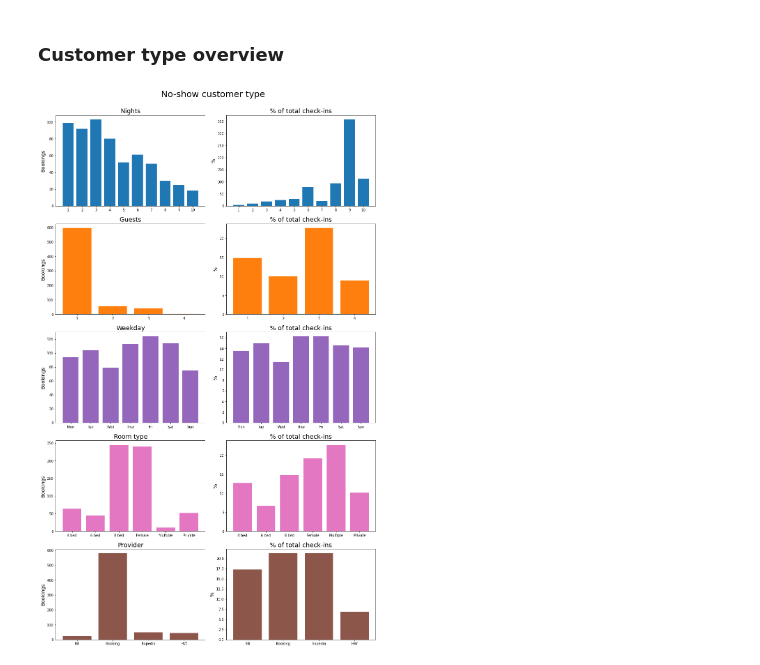
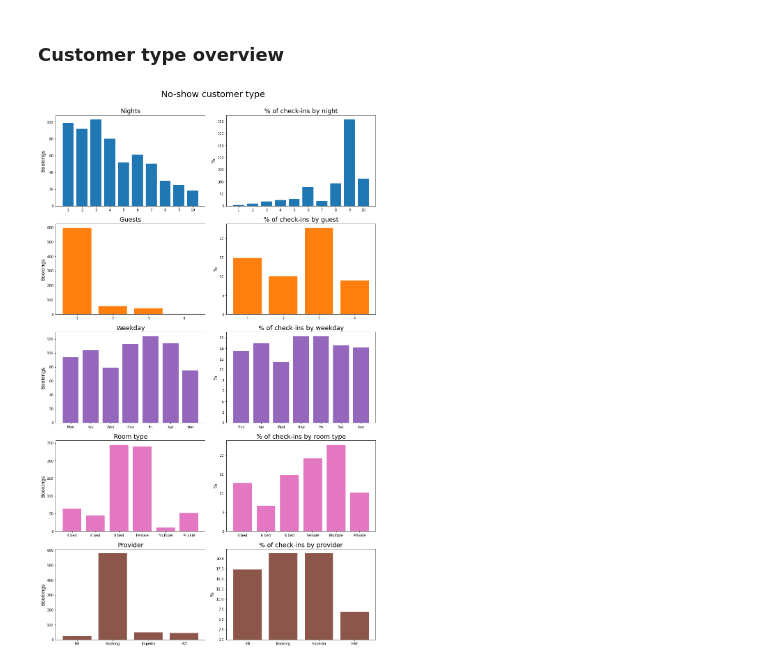
Before and after one commit to jcarterlab/SJ-Cancellations-Analysis, a Jupyter notebook: SJ_cancellations_analysis.ipynb, the cells around one changed output. Drawn from its saved outputs; the diff is of its cells as text; code cells hidden in the pictures.

Commit message:
updating plots

```diff
--- a/SJ_cancellations_analysis.ipynb
+++ b/SJ_cancellations_analysis.ipynb
@@ -64,7 +66,7 @@ import pandas as pd
 import numpy as np
 
 # reads in the combined check-out dataframe
-check_out_df = pd.read_excel('C:/Users/HUAWEI/Desktop/Projects/SJ-No-Show-Analysis/Data/check_out_df.xlsx')
+check_out_df = pd.read_excel('C:/Users/HUAWEI/Desktop/Projects/SJ-Cancellations-Analysis/Data/check_out_df.xlsx')
 
 # creates an index object denoting which rows are non-NA and therefore valid rows
 col = check_out_df['Check-in']
@@ -442,35 +444,35 @@ for i in range(rows):
 plots = ['adjusted_by_nights', 'by_nights', 'adjusted_by_guests', 'by_guests', 'adjusted_by_weekday', 'by_weekday',
         'adjusted_by_room_type', 'by_room_type', 'adjusted_by_booking_provider', 'by_booking_provider']
 
-titles = ['% of total check-ins', 'Nights', '% of total check-ins', 'Guests', '% of total check-ins', 'Weekday',
-         '% of total check-ins', 'Room type', '% of total check-ins', 'Provider']
+titles = ['% of check-ins by night', 'Nights', '% of check-ins by guest', 'Guests', '% of check-ins by weekday', 'Weekday',
+         '% of check-ins by room type', 'Room type', '% of check-ins by provider', 'Provider']
 
 months = ['Jan', 'Feb', 'Mar', 'Apr', 'May', 'June']
 
 days = ["Mon", "Tue", "Wed", "Thur", "Fri", "Sat", "Sun"]
 
 providers = ['BB', 'Booking', 'Expedia', 'HW']
 
 xticks = [None, None, None, None, days, days, None, None, providers, providers]
 
 ylabs = ['%', 'Bookings', '%', 'Bookings', '%', 'Bookings', '%', 'Bookings', '%', 'Bookings']
 
 colors = ['tab:blue', 'tab:blue', 'tab:orange', 'tab:orange', 'tab:purple', 'tab:purple', 'tab:pink', 'tab:pink',
          'tab:brown', 'tab:brown']
 
 length = len(plots)
 cols = 2
 rows = int(np.ceil(length / cols))
 
 fig, ax = plt.subplots(rows, cols, figsize=(14,22));
 fig.tight_layout(pad=3.0);
 fig.suptitle('No-show customer type', y=1.0235, fontsize=25);
 for i in range(rows):
     for j in range(cols):
         num = (((i+1)*cols)-j)-1
         ax[i, j].bar(eval(plots[num]).index, eval(plots[num]), color=colors[num]);
         ax[i, j].set_title(titles[num], fontsize=18);
         ax[i, j].set_xticks(eval(plots[num]).index, labels=xticks[num]);
         ax[i,j].set_ylabel(ylabs[num], fontsize=14);
 # %% [output]
-[figure, old version]
+[figure, new version]
```
Also changed, not shown: parts of 1 cell of this notebook.
